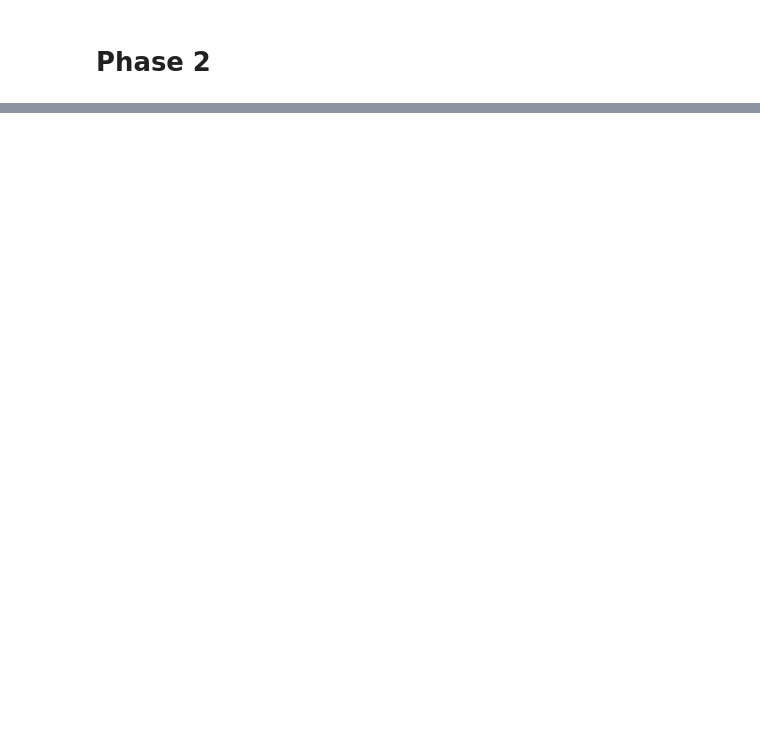
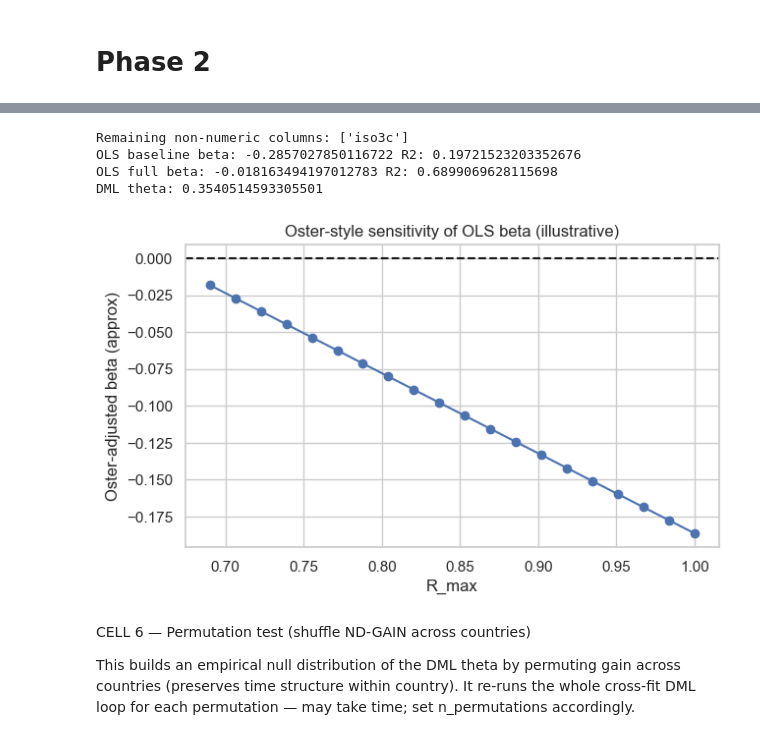
Before and after one commit to leosgamboy/Capstone, a Jupyter notebook: notebooks/01_data_cleaning_EDA.ipynb, the cells around one changed output, grey strips where cells are left out. Drawn from its saved outputs; the diff is of its cells as text; code cells hidden in the pictures; blank space fills up the shorter version.

```diff
--- a/notebooks/01_data_cleaning_EDA.ipynb
+++ b/notebooks/01_data_cleaning_EDA.ipynb
@@ -504,0 +698,72 @@ np.random.seed(random_seed)
+# %%
+# CELL 5 (corrected): Oster-style sensitivity (approximate, robust to non-numeric cols)
+# WARNING: OLS here is illustrative for Oster calculations; main DML is primary.
+
+# 1) Build ols_df and coerce expected numeric covariates to numeric (coerce errors -> NaN)
+ols_df = df[[idcol, timecol, Y_col, T_col] + covariates_to_use].copy()
+
+# Coerce the columns that should be numeric to numeric (this will convert stray strings to NaN)
+numeric_cols = [Y_col, T_col] + covariates_to_use
+for c in numeric_cols:
+    ols_df[c] = pd.to_numeric(ols_df[c], errors='coerce')
+
+# Optional diagnostic: show columns that remain non-numeric (e.g., iso3c)
+print("Remaining non-numeric columns:", ols_df.select_dtypes(exclude=[np.number]).columns.tolist())
+
+# 2) Mean-impute only numeric columns (safe: compute mean for numeric columns only)
+numeric_means = ols_df.select_dtypes(include=[np.number]).mean()
+# fill numeric columns with their means; non-numeric columns (iso3c) are untouched
+ols_df[numeric_means.index] = ols_df[numeric_means.index].fillna(numeric_means)
+
+# 3) Baseline OLS: Y ~ T + year dummies
+X_base = pd.get_dummies(ols_df[timecol], prefix='yr').astype(float)
+X_base = X_base.join(ols_df[[T_col]])
+X_base = sm.add_constant(X_base)
+olsm_base = sm.OLS(ols_df[Y_col], X_base).fit()
+beta_base = olsm_base.params[T_col]
+R_base = olsm_base.rsquared
+
+# 4) Full OLS: Y ~ T + X + year dummies
+X_full = pd.get_dummies(ols_df[timecol], prefix='yr').astype(float).join(ols_df[covariates_to_use])
+X_full = X_full.join(ols_df[[T_col]])
+X_full = sm.add_constant(X_full)
+olsm_full = sm.OLS(ols_df[Y_col], X_full).fit()
+beta_full = olsm_full.params[T_col]
+R_full = olsm_full.rsquared
+
+print("OLS baseline beta:", beta_base, "R2:", R_base)
+print("OLS full beta:", beta_full, "R2:", R_full)
+print("DML theta:", theta_hat)
+
+# 5) Oster adjustment (approx) over R_max grid
+def oster_adjust(beta_full, beta_base, R_full, R_base, R_max):
+    denom = (R_full - R_base)
+    if denom == 0:
+        return np.nan
+    adj = beta_full - (R_max - R_full) / denom * (beta_full - beta_base)
+    return adj
+
+R_max_grid = np.linspace(R_full, min(1.0, R_full*1.5), 20)
+oster_results = [(Rmax, oster_adjust(beta_full, beta_base, R_full, R_base, Rmax)) for Rmax in R_max_grid]
+oster_df = pd.DataFrame(oster_results, columns=['R_max','beta_adj'])
+oster_df.to_csv(os.path.join(fold_output_dir,'oster_adjustments.csv'), index=False)
+
+# Plot
+import matplotlib.pyplot as plt
+plt.figure(figsize=(7,4))
+plt.plot(oster_df['R_max'], oster_df['beta_adj'], marker='o')
+plt.axhline(0, color='k', linestyle='--')
+plt.xlabel('R_max')
+plt.ylabel('Oster-adjusted beta (approx)')
+plt.title('Oster-style sensitivity of OLS beta (illustrative)')
+plt.show()
+# %% [output]
+Remaining non-numeric columns: ['iso3c']
+OLS baseline beta: -0.2857027850116722 R2: 0.19721523203352676
+OLS full beta: -0.018163494197012783 R2: 0.6899069628115698
+DML theta: 0.3540514593305501
+[figure, added]
+# %% [markdown]
+CELL 6 — Permutation test (shuffle ND-GAIN across countries)
+
+This builds an empirical null distribution of the DML theta by permuting gain across countries (preserves time structure within country). It re-runs the whole cross-fit DML loop for each permutation — may take time; set n_permutations accordingly.
```
Also changed, not shown: parts of 67 cells of this notebook, 32 other files.
